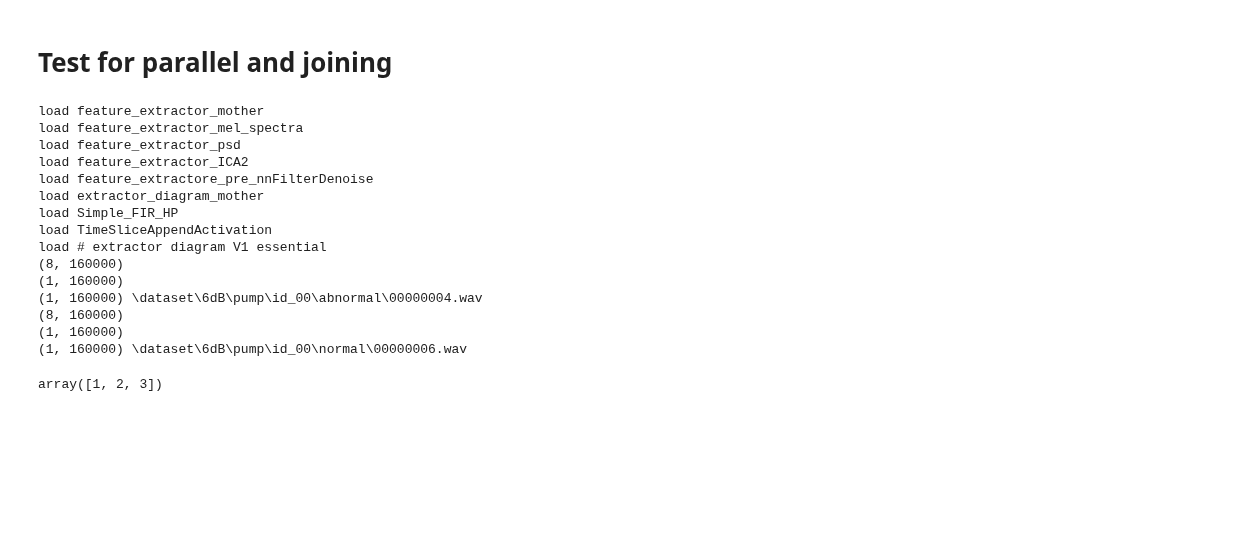
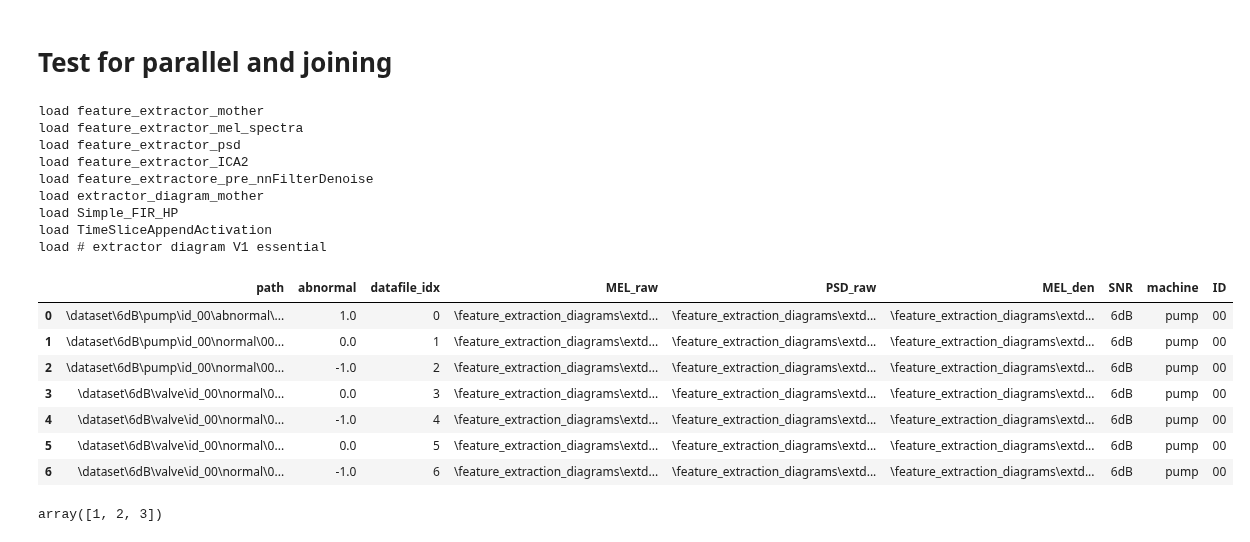
Before and after one commit to BA-HanseML/NF_Prj_MIMII_Dataset, a Jupyter notebook: feature_extraction_diagrams/exdia_v1_essential_dev.ipynb, the cells around one changed output. Saved outputs shown, nothing was run; the diff lists cells and outputs as text; code cells hidden in the pictures; blank space fills up the shorter version.

```diff
--- a/feature_extraction_diagrams/exdia_v1_essential_dev.ipynb
+++ b/feature_extraction_diagrams/exdia_v1_essential_dev.ipynb
@@ -13,43 +13,45 @@ file_target_class1 = [1,
 file_target_class2 = [0,
                      0]
 
-target_folder = r'/feature_extraction_diagrams/extdia_v1_testout/'
+target_folder = r'/feature_extraction_diagrams/extdia_v1_ess_testout/'
 machine = 'pump'
 SNR = '6dB'
 ID ='00'
 %run -i .\extdia_v1_essential
 # single test
 ed = []
 ed.append(extdia_v1_essential(BASE_FOLDER,0,augment=0, DeviceType=0,fHP = 120))
 ed.append(extdia_v1_essential(BASE_FOLDER,1,augment=0, DeviceType=1, fHP = 120))
 
 for tc,f in zip(file_target_class1,file_path_list1):
     #print(f)
     ed[0].execute_diagram(f,tc)
     #print(ed[0].outport_akkulist['MEL_den'][0]['para_dict']['wave_filepath'])
 for tc,f in zip(file_target_class2,file_path_list2):
     ed[1].execute_diagram(f,tc)
     #print(ed[1].outport_akkulist['MEL_den'][0]['para_dict']['wave_filepath'])
 
 
 joinlist = outport_akkulist_join(exdia_list=ed)
 outport_akkulist_tofile(BASE_FOLDER,target_folder,joinlist,machine,SNR,ID)
 # %% [output]
 load feature_extractor_mother
 load feature_extractor_mel_spectra
 load feature_extractor_psd
 load feature_extractor_ICA2
 load feature_extractore_pre_nnFilterDenoise
 load extractor_diagram_mother
 load Simple_FIR_HP
 load TimeSliceAppendActivation
 load # extractor diagram V1 essential
-(8, 160000)
-(1, 160000)
-(1, 160000) \dataset\6dB\pump\id_00\abnormal\00000004.wav
-(8, 160000)
-(1, 160000)
-(1, 160000) \dataset\6dB\pump\id_00\normal\00000006.wav
+|  | path | abnormal | datafile_idx | MEL_raw | PSD_raw | MEL_den | SNR | machine | ID |
+| 0 | \dataset\6dB\pump\id_00\abnormal\... | 1.0 | 0 | \feature_extraction_diagrams\extd... | \feature_extraction_diagrams\extd... | \feature_extraction_diagrams\extd... | 6dB | pump | 00 |
+| 1 | \dataset\6dB\pump\id_00\normal\00... | 0.0 | 1 | \feature_extraction_diagrams\extd... | \feature_extraction_diagrams\extd... | \feature_extraction_diagrams\extd... | 6dB | pump | 00 |
+| 2 | \dataset\6dB\pump\id_00\normal\00... | -1.0 | 2 | \feature_extraction_diagrams\extd... | \feature_extraction_diagrams\extd... | \feature_extraction_diagrams\extd... | 6dB | pump | 00 |
+| 3 | \dataset\6dB\valve\id_00\normal\0... | 0.0 | 3 | \feature_extraction_diagrams\extd... | \feature_extraction_diagrams\extd... | \feature_extraction_diagrams\extd... | 6dB | pump | 00 |
+| 4 | \dataset\6dB\valve\id_00\normal\0... | -1.0 | 4 | \feature_extraction_diagrams\extd... | \feature_extraction_diagrams\extd... | \feature_extraction_diagrams\extd... | 6dB | pump | 00 |
+| 5 | \dataset\6dB\valve\id_00\normal\0... | 0.0 | 5 | \feature_extraction_diagrams\extd... | \feature_extraction_diagrams\extd... | \feature_extraction_diagrams\extd... | 6dB | pump | 00 |
+| 6 | \dataset\6dB\valve\id_00\normal\0... | -1.0 | 6 | \feature_extraction_diagrams\extd... | \feature_extraction_diagrams\extd... | \feature_extraction_diagrams\extd... | 6dB | pump | 00 |
 # %%
 np.array([1,2,3]).reshape(1,-1)[0,:]
 # %% [output]
```
Also changed, not shown: parts of 8 cells of this notebook, 2 other files.
